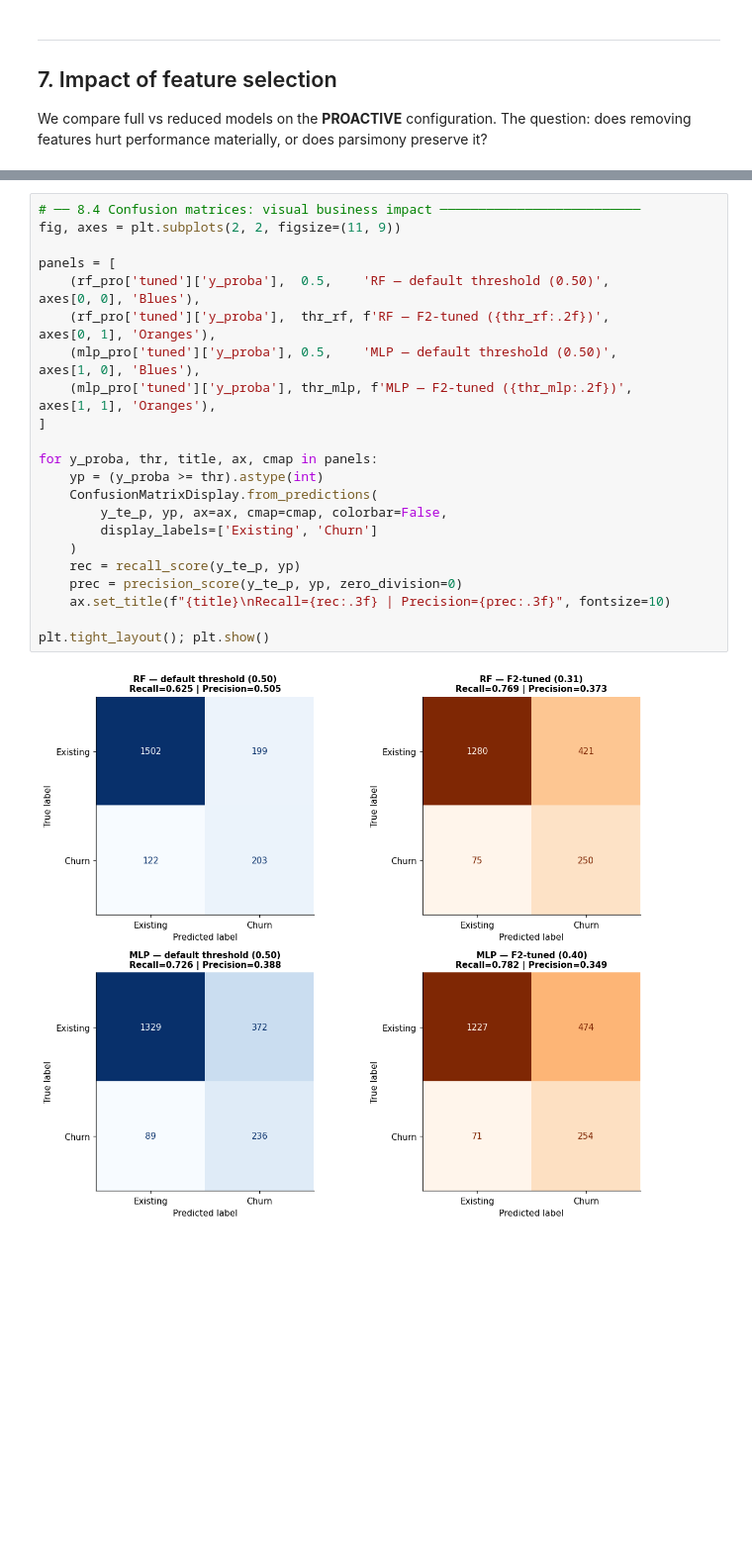
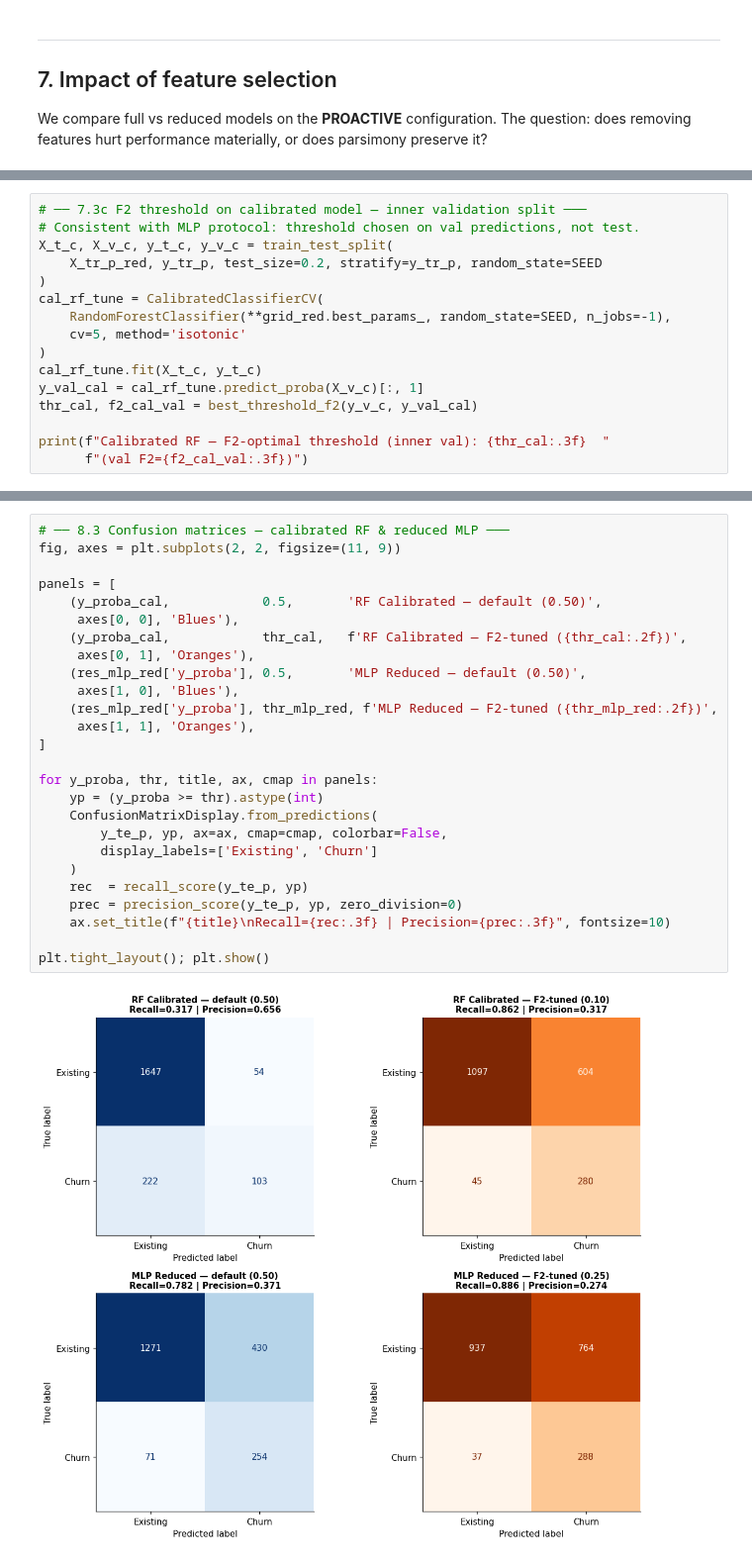
Before and after one commit to Alexis-Schneider/Fintech, a Jupyter notebook: Fintech_projet.ipynb, the cells around one changed output, grey strips where cells are left out. Shown at 99% size. Cells and saved outputs as stored; diff of their text form; blank space fills up the shorter version.

```diff
--- a/Fintech_projet.ipynb
+++ b/Fintech_projet.ipynb
@@ -960,0 +1065,16 @@ MLP_PRO_Reduced 0.5788   0.8410  0.7415     0.4010
+# %%
+# ── 7.3c F2 threshold on calibrated model — inner validation split ───
+# Consistent with MLP protocol: threshold chosen on val predictions, not test.
+X_t_c, X_v_c, y_t_c, y_v_c = train_test_split(
+    X_tr_p_red, y_tr_p, test_size=0.2, stratify=y_tr_p, random_state=SEED
+)
+cal_rf_tune = CalibratedClassifierCV(
+    RandomForestClassifier(**grid_red.best_params_, random_state=SEED, n_jobs=-1),
+    cv=5, method='isotonic'
+)
+cal_rf_tune.fit(X_t_c, y_t_c)
+y_val_cal = cal_rf_tune.predict_proba(X_v_c)[:, 1]
+thr_cal, f2_cal_val = best_threshold_f2(y_v_c, y_val_cal)
+
+print(f"Calibrated RF — F2-optimal threshold (inner val): {thr_cal:.3f}  "
+      f"(val F2={f2_cal_val:.3f})")
@@ -1039,27 +1164,31 @@ Total churners in test set: 325 / 2026
 # %%
-# ── 8.4 Confusion matrices: visual business impact ──────────────────────────
+# ── 8.3 Confusion matrices — calibrated RF & reduced MLP ───
 fig, axes = plt.subplots(2, 2, figsize=(11, 9))
 
 panels = [
-    (rf_pro['tuned']['y_proba'],  0.5,    'RF — default threshold (0.50)',         axes[0, 0], 'Blues'),
-    (rf_pro['tuned']['y_proba'],  thr_rf, f'RF — F2-tuned ({thr_rf:.2f})',          axes[0, 1], 'Oranges'),
-    (mlp_pro['tuned']['y_proba'], 0.5,    'MLP — default threshold (0.50)',         axes[1, 0], 'Blues'),
-    (mlp_pro['tuned']['y_proba'], thr_mlp, f'MLP — F2-tuned ({thr_mlp:.2f})',       axes[1, 1], 'Oranges'),
+    (y_proba_cal,            0.5,       'RF Calibrated — default (0.50)',
+     axes[0, 0], 'Blues'),
+    (y_proba_cal,            thr_cal,   f'RF Calibrated — F2-tuned ({thr_cal:.2f})',
+     axes[0, 1], 'Oranges'),
+    (res_mlp_red['y_proba'], 0.5,       'MLP Reduced — default (0.50)',
+     axes[1, 0], 'Blues'),
+    (res_mlp_red['y_proba'], thr_mlp_red, f'MLP Reduced — F2-tuned ({thr_mlp_red:.2f})',
+     axes[1, 1], 'Oranges'),
 ]
 
 for y_proba, thr, title, ax, cmap in panels:
     yp = (y_proba >= thr).astype(int)
     ConfusionMatrixDisplay.from_predictions(
         y_te_p, yp, ax=ax, cmap=cmap, colorbar=False,
         display_labels=['Existing', 'Churn']
     )
-    rec = recall_score(y_te_p, yp)
+    rec  = recall_score(y_te_p, yp)
     prec = precision_score(y_te_p, yp, zero_division=0)
     ax.set_title(f"{title}\nRecall={rec:.3f} | Precision={prec:.3f}", fontsize=10)
 
 plt.tight_layout(); plt.show()
 # %% [output]
-[figure, old version]
+[figure, new version]
 # %% [markdown]
 **Business reading**:
 
```
Also changed, not shown: parts of 46 cells of this notebook.
